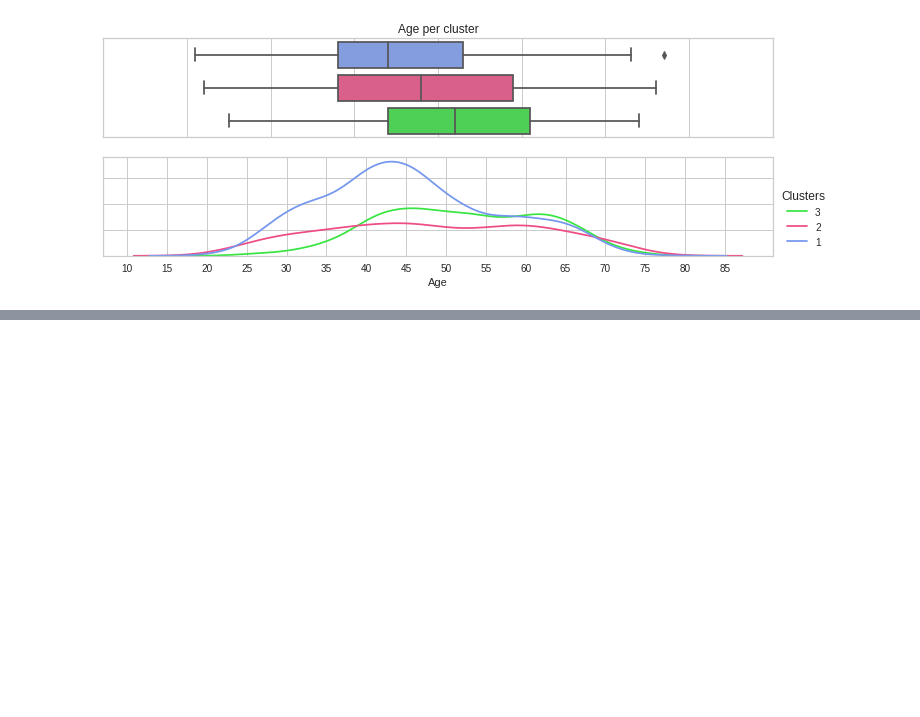
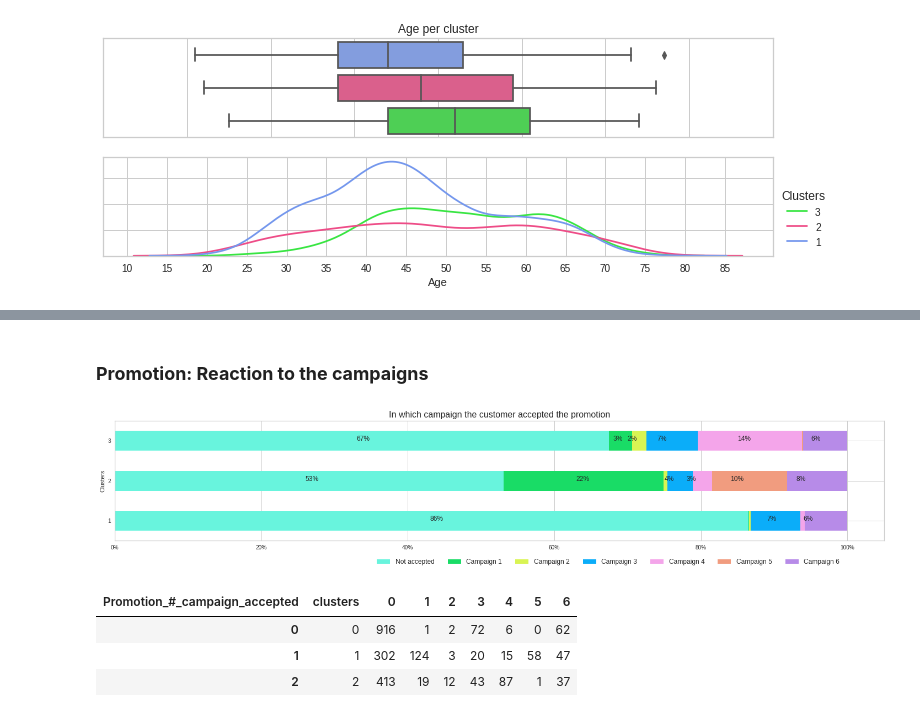
Before and after one commit to nico961009/Learning-AI-and-ML-with-a-Marketing-Campaign-dataset, a Jupyter notebook: 3.1.-K-Means_Characteristics_of_clusters.ipynb, the cells around one changed output, grey strips where cells are left out. Saved outputs shown, nothing was run; the diff lists cells and outputs as text; code cells hidden in the pictures; blank space fills up the shorter version.

```diff
--- a/3.1.-K-Means_Characteristics_of_clusters.ipynb
+++ b/3.1.-K-Means_Characteristics_of_clusters.ipynb
@@ -228,0 +156,10 @@ plt.show()
+# %% [markdown]
+### **Promotion: Reaction to the campaigns**
+# %%
+campaign = pd.DataFrame(mk.groupby(['clusters','Promotion_#_campaign_accepted'])[['Education']].count()).reset_index()
+campaign = campaign.pivot_table(values='Education', index='clusters', columns='Promotion_#_campaign_accepted').reset_index()
+barh_100_per(campaign, yticklabels=['1','2','3'], fig_length=25,fig_width=4, ylabel='Clusters', labels=['Not accepted','Campaign 1','Campaign 2','Campaign 3','Campaign 4','Campaign 5','Campaign 6'],
+             color=['#68F4DD','#19DC66','#D9F453','#0BADF9','#F4A5EA','#F19C7F','#B78BE8'], title='In which campaign the customer accepted the promotion', titlefs=16,
+             bbox_position= [1, 0], labelfs=12, box_ncol=7)
+# %% [output]
+[figure, added]
@@ -228,0 +169,7 @@ plt.show()
+# %%
+campaign
+# %% [output]
+| Promotion_#_campaign_accepted | clusters | 0 | 1 | 2 | 3 | 4 | 5 | 6 |
+| 0 | 0 | 916 | 1 | 2 | 72 | 6 | 0 | 62 |
+| 1 | 1 | 302 | 124 | 3 | 20 | 15 | 58 | 47 |
+| 2 | 2 | 413 | 19 | 12 | 43 | 87 | 1 | 37 |
```
Also changed, not shown: parts of 13 cells of this notebook, 2 other files.
